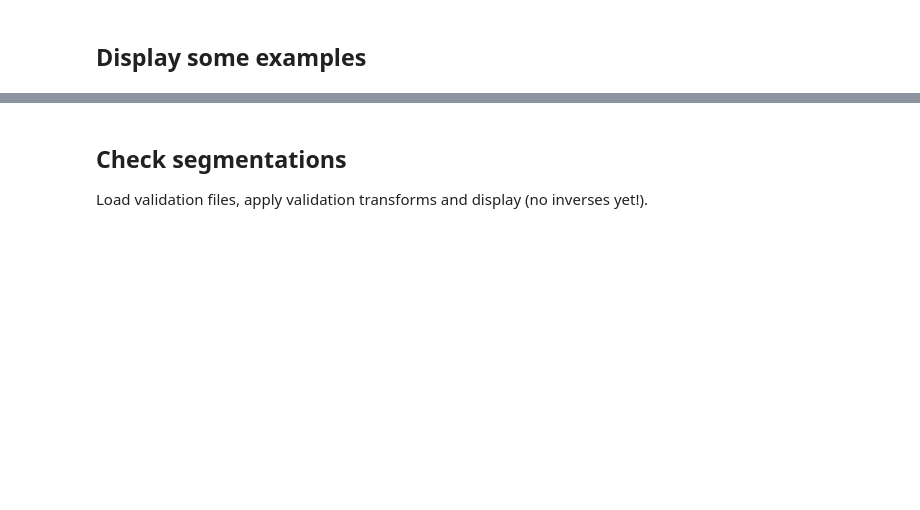
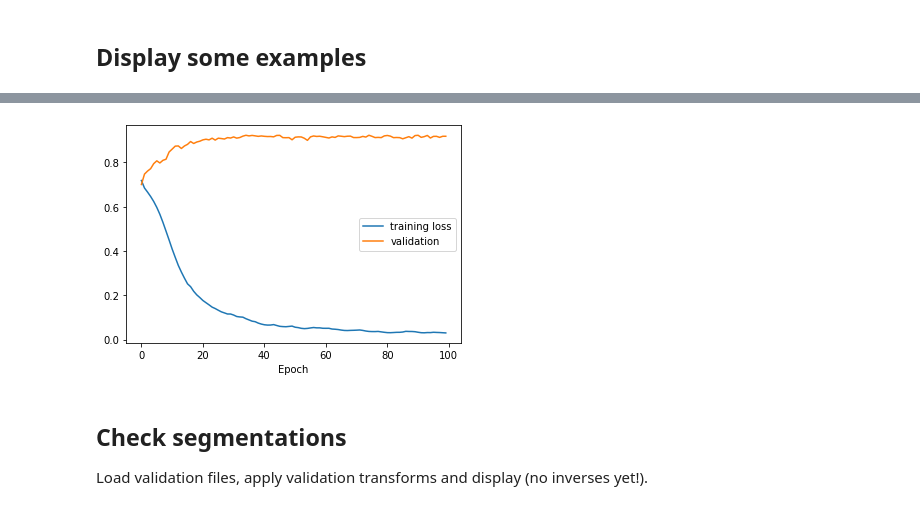
Before and after one commit to rijobro/2D_MONAI_tutorials, a Jupyter notebook: 2D_Glioma_classification.ipynb, the cells around one changed output, grey strips where cells are left out. Cells and saved outputs as stored; diff of their text form; code cells hidden in the pictures; blank space fills up the shorter version.

```diff
--- a/2D_Glioma_classification.ipynb
+++ b/2D_Glioma_classification.ipynb
@@ -258,32 +272,20 @@ loss_function = DiceLoss(sigmoid=True)
 optimizer = torch.optim.Adam(model.parameters(), 1e-3)
 # %%
-%matplotlib notebook
-
-best_model_path = "best_model_2d_glioma_classification.pth"
-
-# Plotting stuff
-fig, ax = plt.subplots(1, 1, figsize=(10, 10), facecolor="white")
-ax.set_xlabel("Epoch")
-ax.set_ylabel("Metric")
-
-data = {}
-for i in ["train", "val dice"]:
-    data[i] = {"x": [], "y": []}
-    (data[i]["line"],) = ax.plot(data[i]["x"], data[i]["y"], label=i)
-
 # start a typical PyTorch training
-max_epochs = 1
+best_model_path = "best_model_2d_glioma_segmentation.pth"
+max_epochs = 100
 val_interval = 1
 best_metric = -1
 best_metric_epoch = -1
+losses, metrics = [], []
 
-for epoch in plot_range(data, range(max_epochs)):
-    model.train()
+tr = trange(max_epochs)
+for epoch in tr:
     epoch_loss = 0
 
     for batch_data in train_loader:
-        inputs, labels = batch_data["image"].to(
-            device), batch_data["label"].to(device)
+        inputs, labels = batch_data["image"], batch_data["label"]
+        inputs, labels = inputs.to(device), labels.to(device)
         optimizer.zero_grad()
         outputs = model(inputs)
         loss = loss_function(outputs, labels)
@@ -292,8 +294,7 @@ for epoch in plot_range(data, range(max_epochs)):
         epoch_loss += loss.item()
 
     epoch_loss /= len(train_loader)
-    data["train"]["x"].append(epoch + 1)
-    data["train"]["y"].append(epoch_loss)
+    losses.append(epoch_loss)
 
     if (epoch + 1) % val_interval == 0:
         with eval_mode(model):
@@ -306,18 +307,23 @@ for epoch in plot_range(data, range(max_epochs)):
 
             # aggregate the final mean dice result
             metric = dice_metric.aggregate().item()
+            metrics.append(metric)
             # reset the status for next validation round
             dice_metric.reset()
-
-            data["val dice"]["x"].append(epoch + 1)
-            data["val dice"]["y"].append(metric)
+            # If better than current best, save model
             if metric > best_metric:
                 best_metric = metric
                 best_metric_epoch = epoch + 1
                 torch.save(model.state_dict(), best_model_path)
-
-print(
-    f"train completed, best_metric: {best_metric:.4f} at epoch: {best_metric_epoch}")
+    tr.set_description(f"Loss: {epoch_loss:.4f}, best val metric: {best_metric:.4f} at epoch {best_metric_epoch}")
+# %%
+fig, ax = plt.subplots(facecolor='white')
+ax.plot(losses, label="training loss")
+ax.plot(metrics, label="validation")
+ax.set_xlabel("Epoch")
+_ = ax.legend()
+# %% [output]
+[figure, added]
 # %%
 model.load_state_dict(torch.load(best_model_path))
 _ = model.eval()
```
Also changed, not shown: parts of 22 cells of this notebook, 1 other file.
